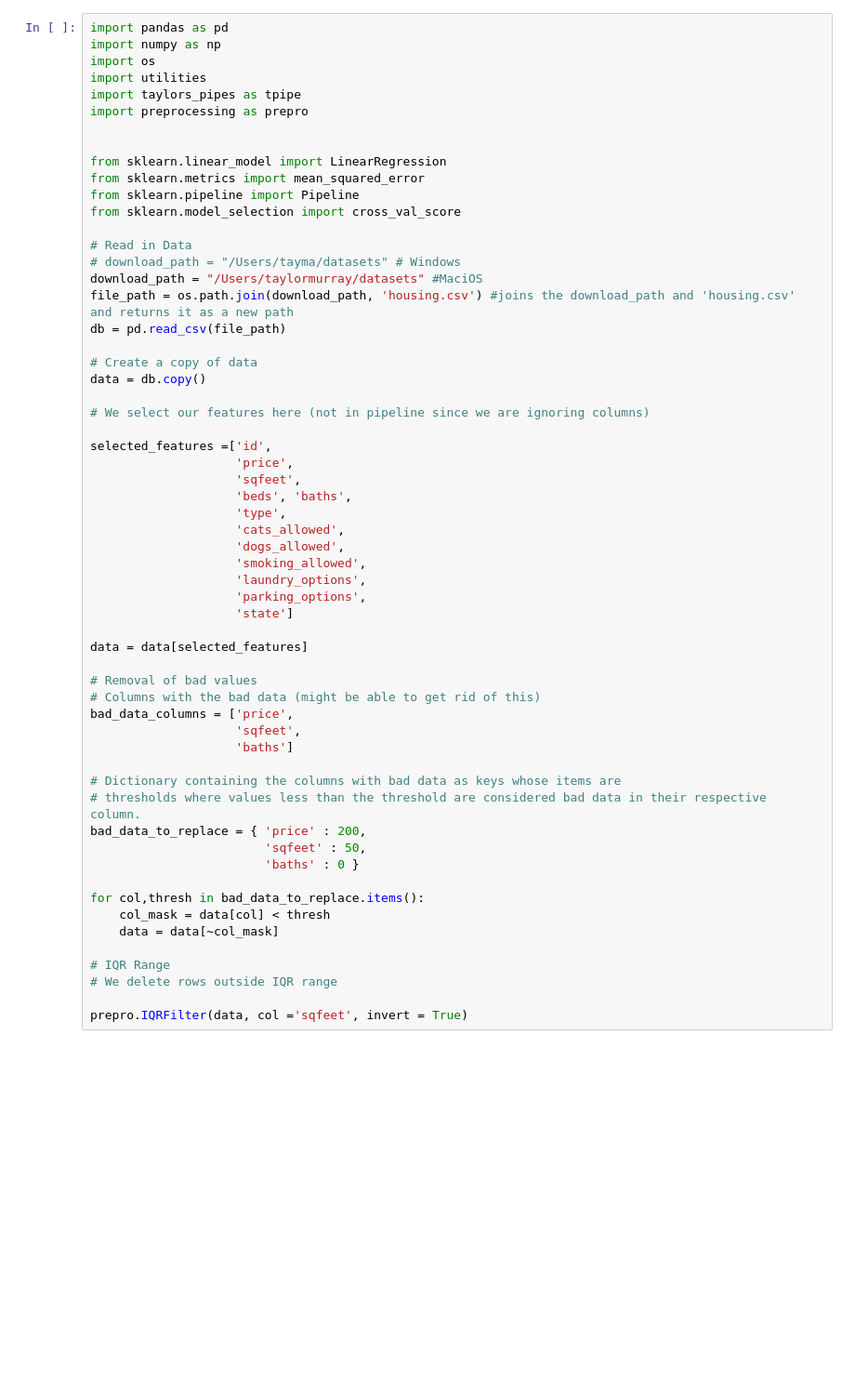
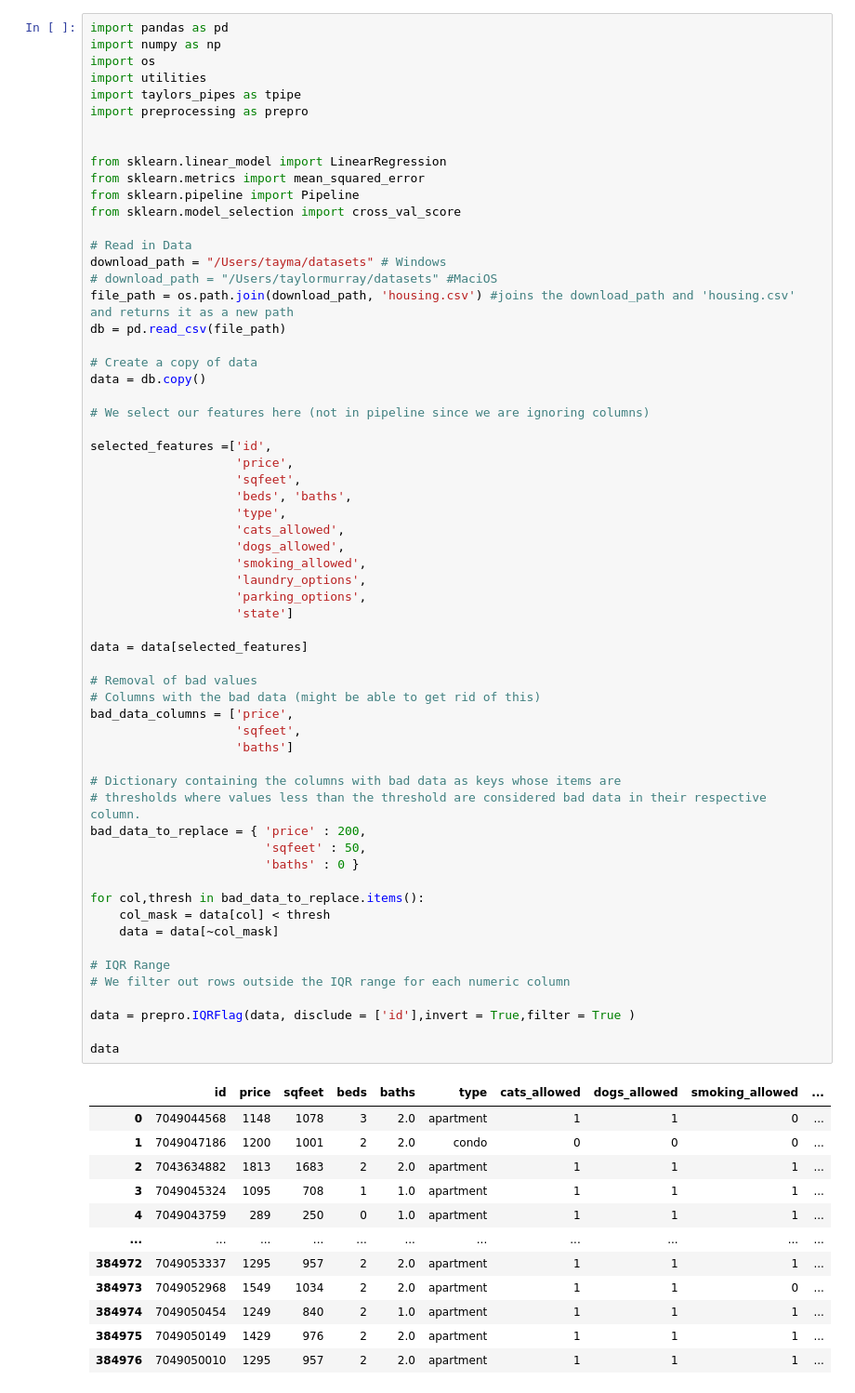
Before and after one commit to taylor-j-murray/Machine-Learning-Project, a Jupyter notebook: Housing_Data_ML/modeling.ipynb, the cells around one changed output. Shown at 93% size. Saved outputs shown, nothing was run; the diff lists cells and outputs as text; blank space fills up the shorter version.

```diff
--- a/Housing_Data_ML/modeling.ipynb
+++ b/Housing_Data_ML/modeling.ipynb
@@ -13,8 +13,8 @@ from sklearn.pipeline import Pipeline
 from sklearn.model_selection import cross_val_score
 
 # Read in Data
-# download_path = "/Users/tayma/datasets" # Windows
-download_path = "/Users/taylormurray/datasets" #MaciOS
+download_path = "/Users/tayma/datasets" # Windows
+# download_path = "/Users/taylormurray/datasets" #MaciOS
 file_path = os.path.join(download_path, 'housing.csv') #joins the download_path and 'housing.csv' and returns it as a new path
 db = pd.read_csv(file_path)
 
@@ -28,32 +28,47 @@ selected_features =['id',
                     'sqfeet',
                     'beds', 'baths',
                     'type',
                     'cats_allowed',
                     'dogs_allowed',
                     'smoking_allowed',
                     'laundry_options',
                     'parking_options',
                     'state']
 
 data = data[selected_features]
 
 # Removal of bad values
 # Columns with the bad data (might be able to get rid of this)
 bad_data_columns = ['price',
                     'sqfeet',
                     'baths']
 
 # Dictionary containing the columns with bad data as keys whose items are
 # thresholds where values less than the threshold are considered bad data in their respective column.
 bad_data_to_replace = { 'price' : 200,
                         'sqfeet' : 50,
                         'baths' : 0 }
 
 for col,thresh in bad_data_to_replace.items():
     col_mask = data[col] < thresh
     data = data[~col_mask]
 
 # IQR Range
-# We delete rows outside IQR range
+# We filter out rows outside the IQR range for each numeric column
 
-prepro.IQRFilter(data, col ='sqfeet', invert = True)
+data = prepro.IQRFlag(data, disclude = ['id'],invert = True,filter = True )
+
+data
+# %% [output]
+|  | id | price | sqfeet | beds | baths | type | cats_allowed | dogs_allowed | smoking_allowed | ... |
+| 0 | 7049044568 | 1148 | 1078 | 3 | 2.0 | apartment | 1 | 1 | 0 | ... |
+| 1 | 7049047186 | 1200 | 1001 | 2 | 2.0 | condo | 0 | 0 | 0 | ... |
+| 2 | 7043634882 | 1813 | 1683 | 2 | 2.0 | apartment | 1 | 1 | 1 | ... |
+| 3 | 7049045324 | 1095 | 708 | 1 | 1.0 | apartment | 1 | 1 | 1 | ... |
+| 4 | 7049043759 | 289 | 250 | 0 | 1.0 | apartment | 1 | 1 | 1 | ... |
+| ... | ... | ... | ... | ... | ... | ... | ... | ... | ... | ... |
+| 384972 | 7049053337 | 1295 | 957 | 2 | 2.0 | apartment | 1 | 1 | 1 | ... |
+| 384973 | 7049052968 | 1549 | 1034 | 2 | 2.0 | apartment | 1 | 1 | 0 | ... |
+| 384974 | 7049050454 | 1249 | 840 | 2 | 1.0 | apartment | 1 | 1 | 1 | ... |
+| 384975 | 7049050149 | 1429 | 976 | 2 | 2.0 | apartment | 1 | 1 | 1 | ... |
+| 384976 | 7049050010 | 1295 | 957 | 2 | 2.0 | apartment | 1 | 1 | 1 | ... |
```
Also changed, not shown: parts of 17 cells of this notebook, 6 other files.
